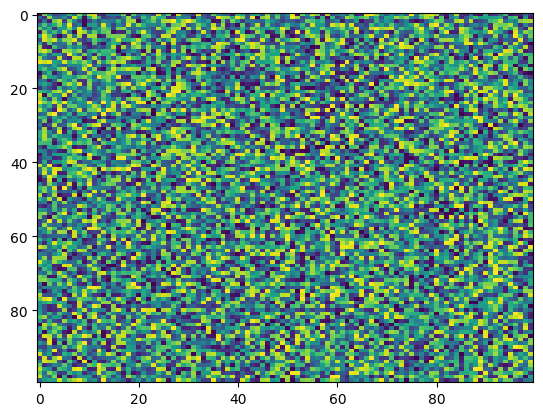
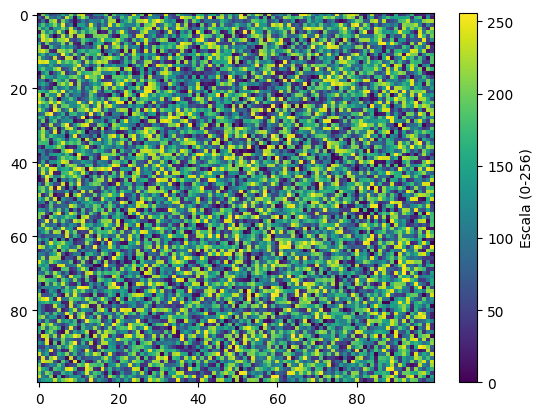
The notebook cell's code change between the first figure and the second:
--- before
+++ after
@@ -1,5 +1,5 @@
 mapaRegiao = regiaoDeInteresse(imagem_satelite)
 heatmap2 = plt.imshow(mapaRegiao, cmap="viridis", vmin=0, vmax=256, aspect="auto")
-plt.colorbar(heatmap, label="Escala (0-256)")
+plt.colorbar(heatmap2, label="Escala (0-256)")
 
 plt.show()

Commit: att gerais